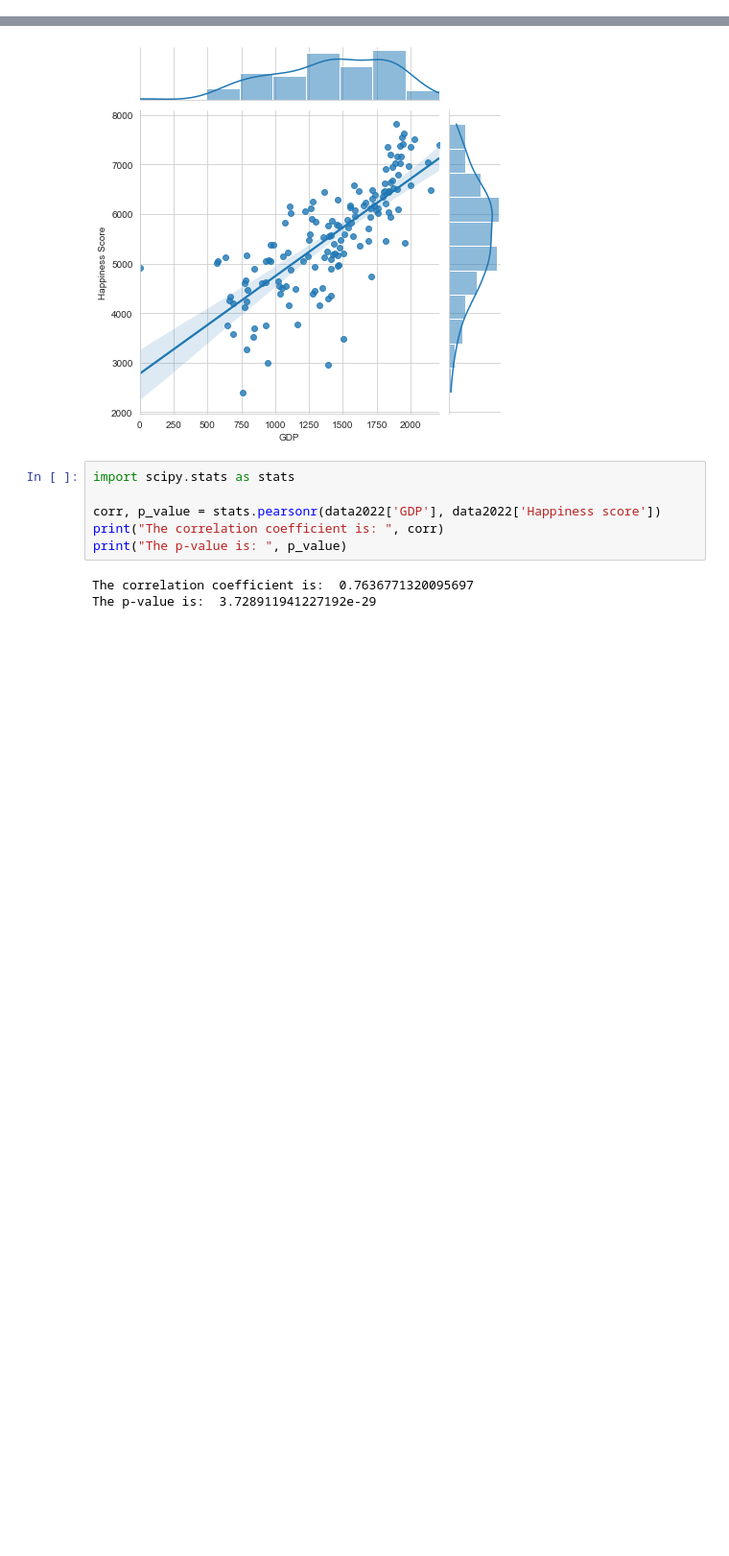
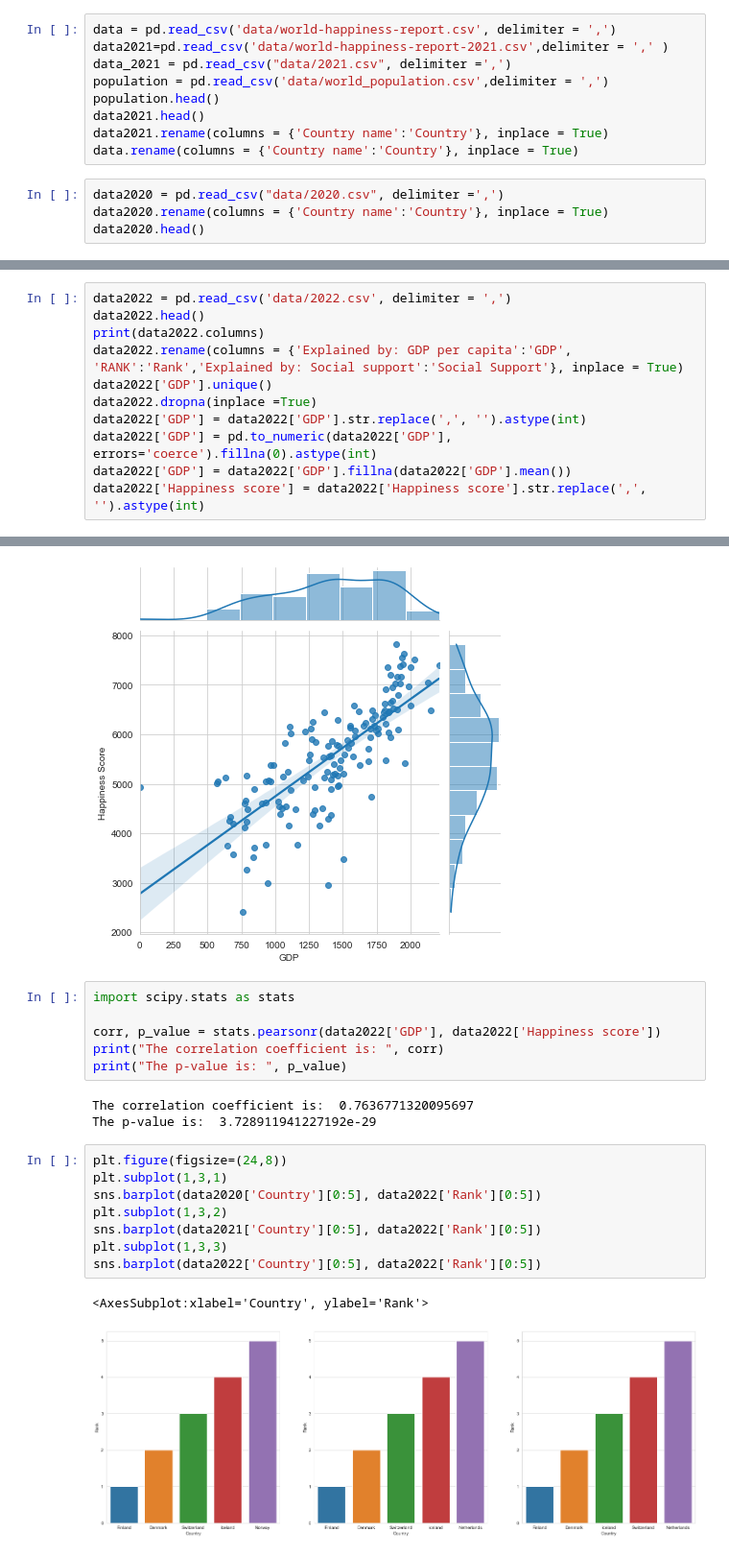
Before and after one commit to kuhuhalder/happiness-data-analysis, a Jupyter notebook: data-analysis.ipynb, the cells around one changed output, grey strips where cells are left out. Shown at 96% size. Cells and saved outputs as stored; diff of their text form; blank space fills up the shorter version.

```diff
--- a/data-analysis.ipynb
+++ b/data-analysis.ipynb
@@ -84,0 +76,13 @@ Index(['RANK', 'Country', 'Happiness score', 'Whisker-high', 'Whisker-low',
+# %%
+data = pd.read_csv('data/world-happiness-report.csv', delimiter = ',')
+data2021=pd.read_csv('data/world-happiness-report-2021.csv',delimiter = ',' )
+data_2021 = pd.read_csv("data/2021.csv", delimiter =',')
+population = pd.read_csv('data/world_population.csv',delimiter = ',')
+population.head()
+data2021.head()
+data2021.rename(columns = {'Country name':'Country'}, inplace = True)
+data.rename(columns = {'Country name':'Country'}, inplace = True)
+# %%
+data2020 = pd.read_csv("data/2020.csv", delimiter =',')
+data2020.rename(columns = {'Country name':'Country'}, inplace = True)
+data2020.head()
@@ -84,0 +100,11 @@ Index(['RANK', 'Country', 'Happiness score', 'Whisker-high', 'Whisker-low',
+# %%
+data2022 = pd.read_csv('data/2022.csv', delimiter = ',')
+data2022.head()
+print(data2022.columns)
+data2022.rename(columns = {'Explained by: GDP per capita':'GDP', 'RANK':'Rank','Explained by: Social support':'Social Support'}, inplace = True)
+data2022['GDP'].unique()
+data2022.dropna(inplace =True)
+data2022['GDP'] = data2022['GDP'].str.replace(',', '').astype(int)
+data2022['GDP'] = pd.to_numeric(data2022['GDP'], errors='coerce').fillna(0).astype(int)
+data2022['GDP'] = data2022['GDP'].fillna(data2022['GDP'].mean())
+data2022['Happiness score'] = data2022['Happiness score'].str.replace(',', '').astype(int)
@@ -99,3 +132,14 @@ print("The p-value is: ", p_value)
 # %% [output]
 The correlation coefficient is:  0.7636771320095697
 The p-value is:  3.728911941227192e-29
+# %%
+plt.figure(figsize=(24,8))
+plt.subplot(1,3,1)
+sns.barplot(data2020['Country'][0:5], data2022['Rank'][0:5])
+plt.subplot(1,3,2)
+sns.barplot(data2021['Country'][0:5], data2022['Rank'][0:5])
+plt.subplot(1,3,3)
+sns.barplot(data2022['Country'][0:5], data2022['Rank'][0:5])
+# %% [output]
+<AxesSubplot:xlabel='Country', ylabel='Rank'>
+[figure, added]
```
Also changed, not shown: parts of 78 cells of this notebook, 15 other files.
